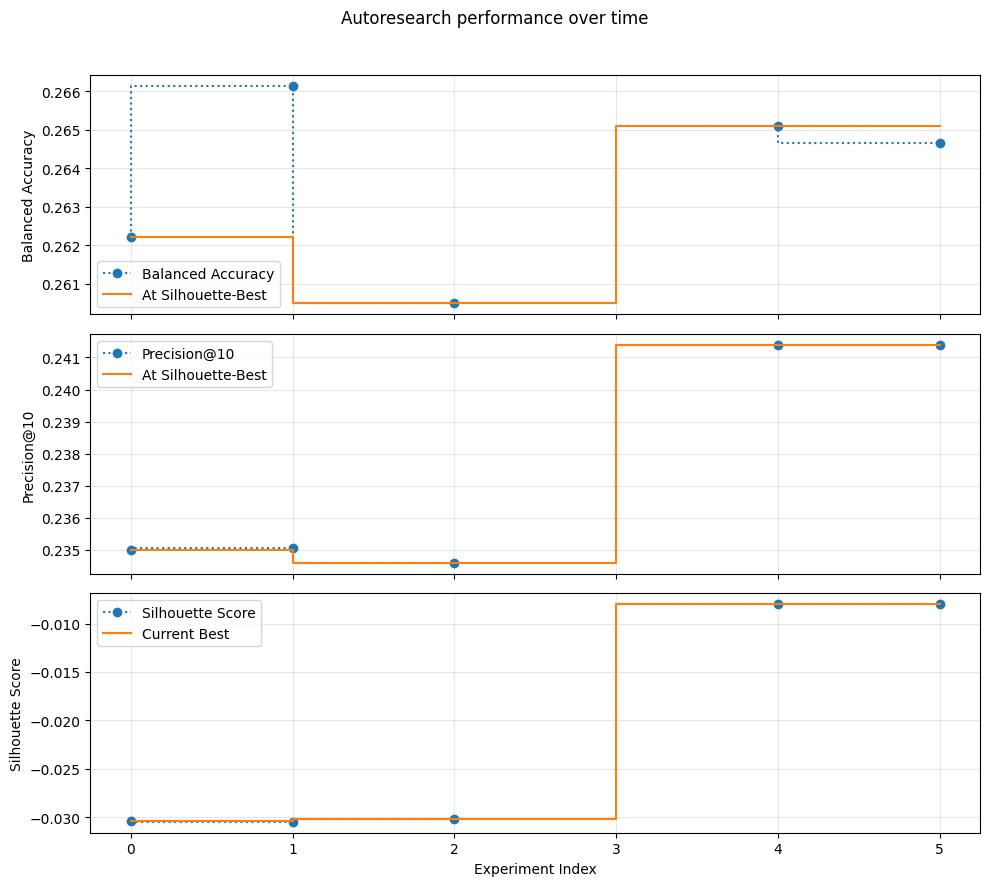
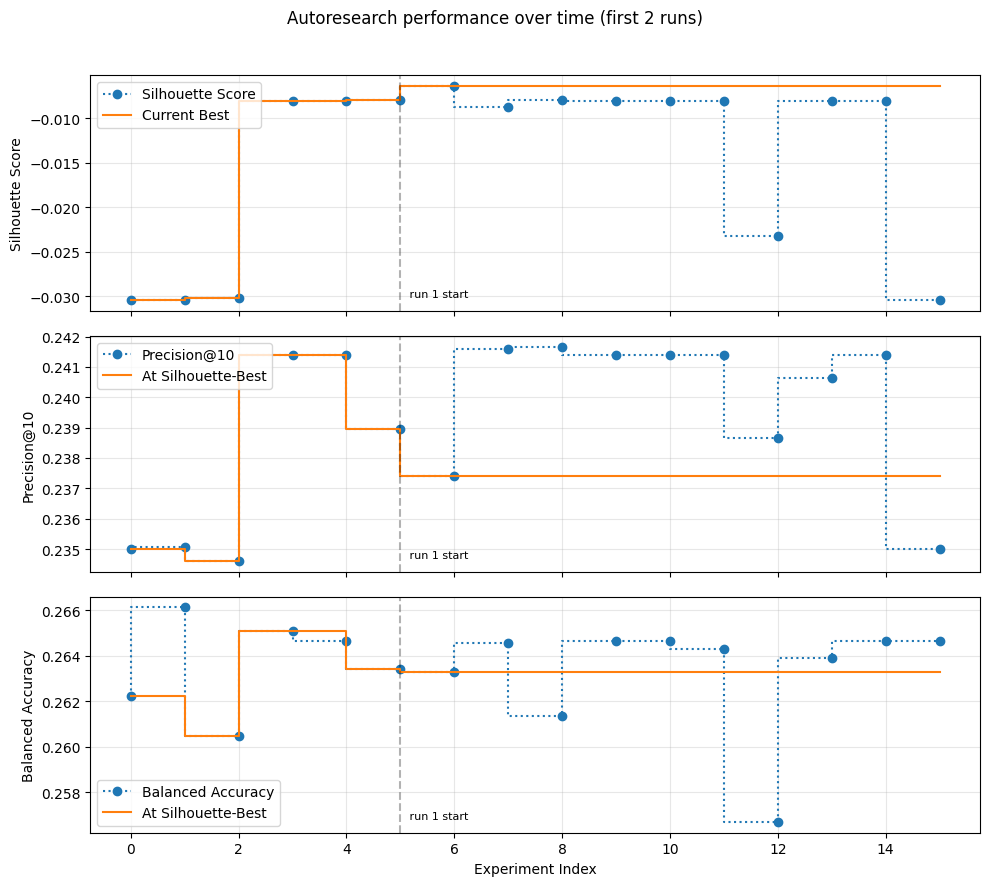
The change to this notebook cell's code, shown as a diff; its figure went from the first image to the second:
--- before
+++ after
@@ -2,5 +2,5 @@
 df = pd.read_csv(fpath, sep='	')
 
-metrics = ['balanced_accuracy', 'precision@10', 'silhouette_score']
+metrics = ['silhouette_score', 'precision@10', 'balanced_accuracy']
 for col in metrics:
     if col in df.columns:
@@ -44,18 +44,32 @@
 plot_info = [(m, m.replace('_', ' ').title() if m != 'precision@10' else 'Precision@10') for m in metrics]
 
+# Identify failed experiments
+status_col = 'status ' if 'status ' in df.columns else ('status' if 'status' in df.columns else None)
+fail_mask = (df[status_col].str.strip() == 'fail') if status_col else pd.Series(False, index=df.index)
+fail_indices = np.where(fail_mask)[0]
+success_indices = np.where(~fail_mask)[0]
+
 for ax, (col, label) in zip(axes, plot_info):
     if col in df.columns:
-        y = df[col].to_numpy(dtype=float)
+        y = df[col].to_numpy(dtype=float).copy()
+        # Plot only successful experiments
+        y_success = y[success_indices]
+        x_success = np.arange(len(y_success))
+        
         if col == sil_col:
             cumbest = compute_cumbest(df[col])
-            ax.step(x, y, where='pre', linestyle=':', marker='o', color='C0', label=label)
-            ax.step(x, cumbest, where='pre', linestyle='-', color='C1', linewidth=1.5, label='Current Best')
+            cumbest_success = cumbest[success_indices]
+            ax.step(x_success, y_success, where='pre', linestyle=':', marker='o', color='C0', label=label)
+            ax.step(x_success, cumbest_success, where='pre', linestyle='-', color='C1', linewidth=1.5, label='Current Best')
         else:
             best_series = metric_at_best_indices(col)
-            ax.step(x, y, where='pre', linestyle=':', marker='o', color='C0', label=label)
-            ax.step(x, best_series, where='pre', linestyle='-', color='C1', linewidth=1.5, label='At Silhouette-Best')
+            best_series_success = best_series[success_indices]
+            ax.step(x_success, y_success, where='pre', linestyle=':', marker='o', color='C0', label=label)
+            ax.step(x_success, best_series_success, where='pre', linestyle='-', color='C1', linewidth=1.5, label='At Silhouette-Best')
+        
         ax.set_ylabel(label)
         ax.grid(alpha=0.3)
-        ax.legend(loc='best')
+        legend_loc = 'lower left' if col == 'balanced_accuracy' else 'upper left'
+        ax.legend(loc=legend_loc)
     else:
         ax.text(0.5, 0.5, f'Column {col} not found', ha='center', va='center')
@@ -63,6 +77,30 @@
         ax.set_xticks([])
 
+# Add run separators based on run_id column
+run_id_col = 'run_id ' if 'run_id ' in df.columns else ('run_id' if 'run_id' in df.columns else None)
+if run_id_col:
+    run_ids = df[run_id_col].values
+    # Find indices where run_id changes (handle string comparison)
+    run_changes = np.where(run_ids[:-1] != run_ids[1:])[0] + 1
+    
+    if len(run_changes) > 0:
+        # Map run_changes to the success_indices coordinate system
+        run_changes_mapped = []
+        for change_idx in run_changes:
+            if change_idx in success_indices:
+                # Find position in success_indices
+                pos = np.where(success_indices == change_idx)[0]
+                if len(pos) > 0:
+                    run_changes_mapped.append(pos[0])
+        
+        for ax in axes:
+            for j, sep in enumerate(run_changes_mapped):
+                ax.axvline(sep, color='black', linestyle='--', alpha=0.3)
+                y_min = ax.get_ylim()[0]
+                y_offset = (ax.get_ylim()[1] - y_min) * 0.05
+                ax.text(sep+0.1, y_min+y_offset, f' run {j+1} start', va='bottom', ha='left', fontsize=8, color='black')
+
 axes[-1].set_xlabel('Experiment Index')
-fig.suptitle('Autoresearch performance over time')
+fig.suptitle('Autoresearch performance over time (first 2 runs)')
 plt.tight_layout(rect=[0, 0, 1, 0.96])
 plt.show()

Commit: week 5: full autoresearch loop with new approach (run_1)